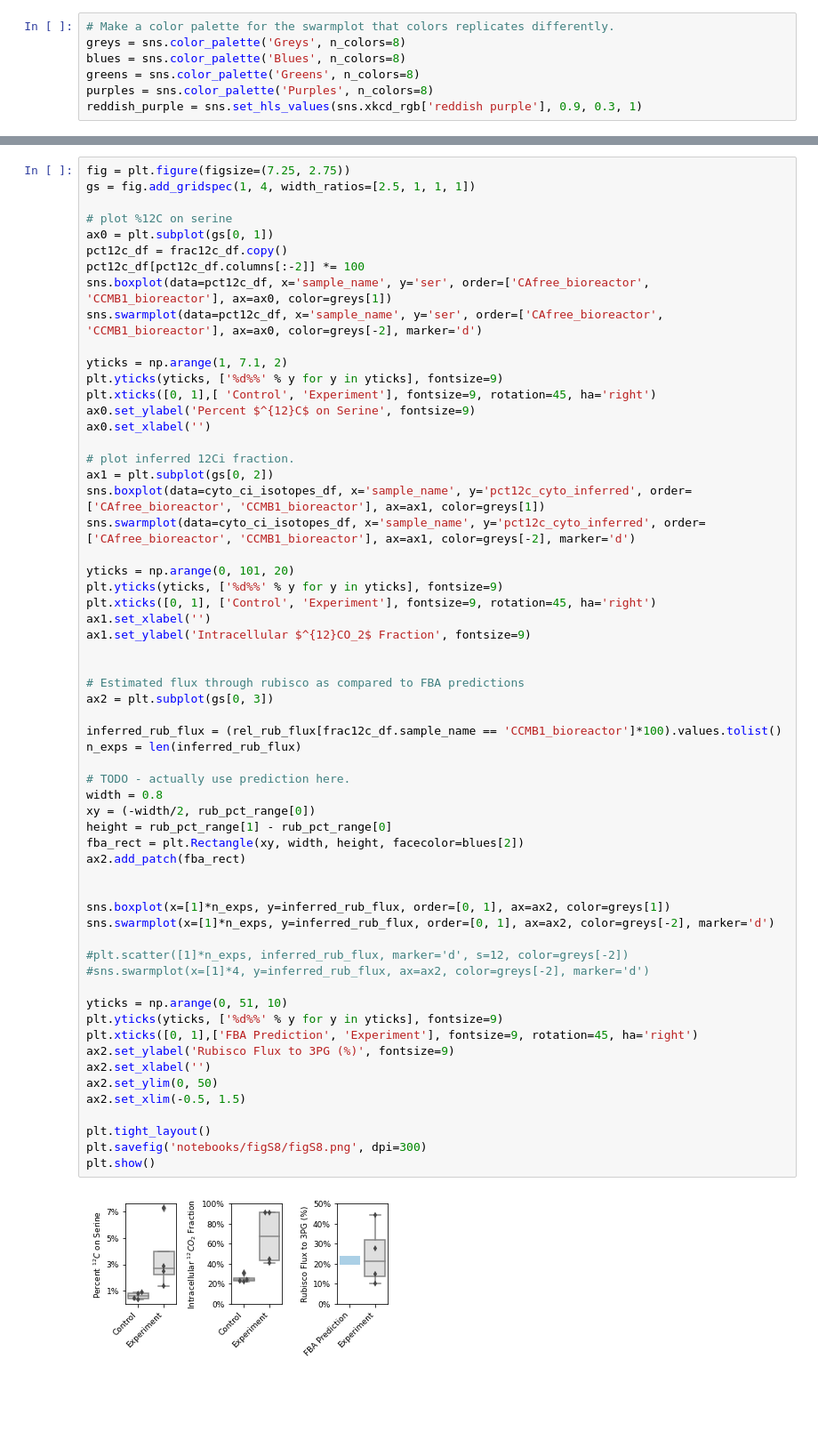
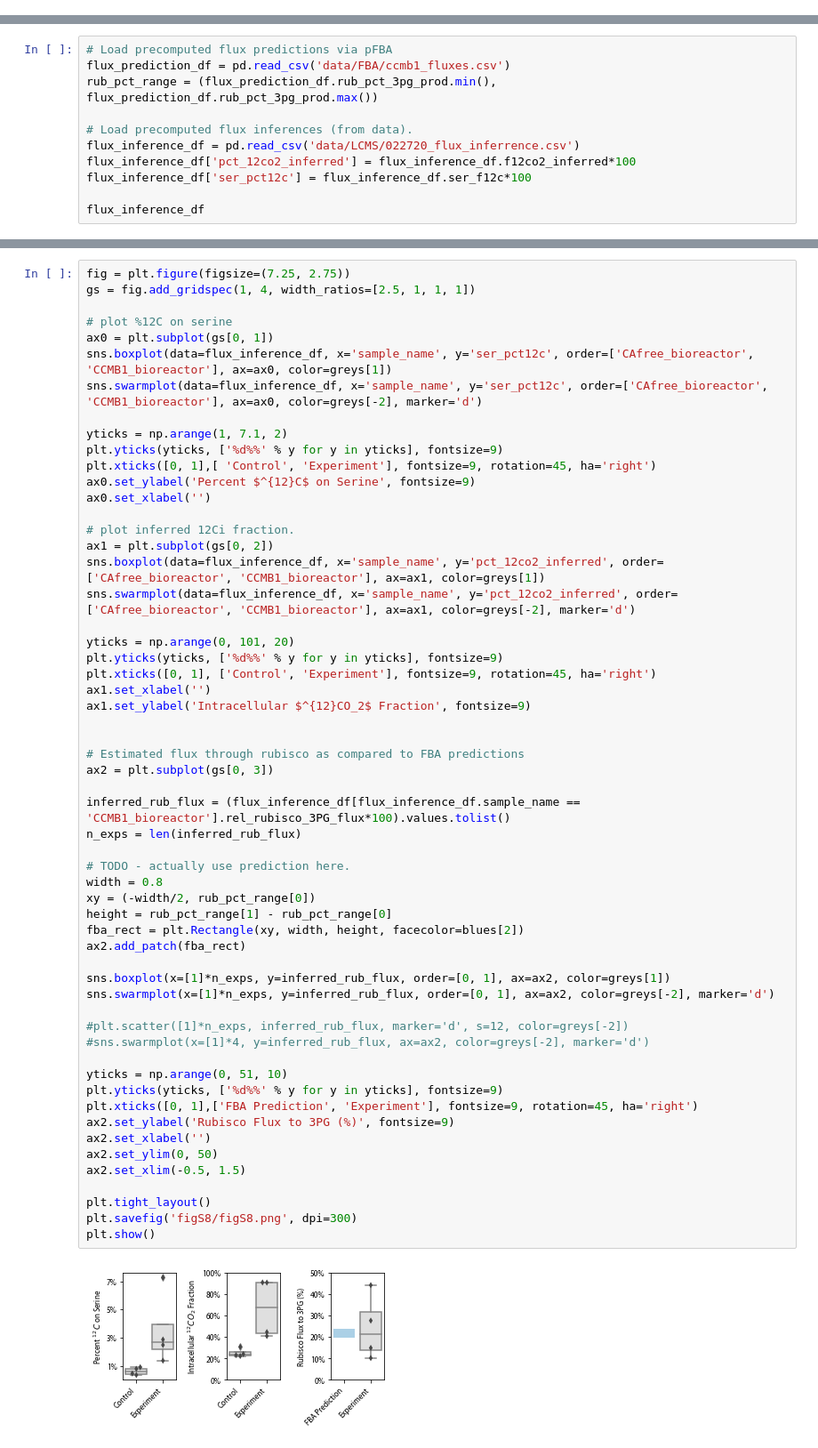
Before and after one commit to flamholz/carboxecoli, a Jupyter notebook: notebooks/Figure S8 serine enrichment.ipynb, the cells around one changed output, grey strips where cells are left out. Shown at 89% size. Cells and saved outputs as stored; diff of their text form; blank space fills up the shorter version.

```diff
--- a/notebooks/Figure S8 serine enrichment.ipynb
+++ b/notebooks/Figure S8 serine enrichment.ipynb
@@ -25,7 +14,0 @@ from scipy import stats
-# %%
-# Make a color palette for the swarmplot that colors replicates differently.
-greys = sns.color_palette('Greys', n_colors=8)
-blues = sns.color_palette('Blues', n_colors=8)
-greens = sns.color_palette('Greens', n_colors=8)
-purples = sns.color_palette('Purples', n_colors=8)
-reddish_purple = sns.set_hls_values(sns.xkcd_rgb['reddish purple'], 0.9, 0.3, 1)
@@ -372,0 +15,11 @@ Sample 3 median: 10.2%
+# %%
+# Load precomputed flux predictions via pFBA
+flux_prediction_df = pd.read_csv('data/FBA/ccmb1_fluxes.csv')
+rub_pct_range = (flux_prediction_df.rub_pct_3pg_prod.min(), flux_prediction_df.rub_pct_3pg_prod.max())
+
+# Load precomputed flux inferences (from data).
+flux_inference_df = pd.read_csv('data/LCMS/022720_flux_inferrence.csv')
+flux_inference_df['pct_12co2_inferred'] = flux_inference_df.f12co2_inferred*100
+flux_inference_df['ser_pct12c'] = flux_inference_df.ser_f12c*100
+
+flux_inference_df
@@ -376,10 +47,8 @@ gs = fig.add_gridspec(1, 4, width_ratios=[2.5, 1, 1, 1])
 
 # plot %12C on serine
 ax0 = plt.subplot(gs[0, 1])
-pct12c_df = frac12c_df.copy()
-pct12c_df[pct12c_df.columns[:-2]] *= 100
-sns.boxplot(data=pct12c_df, x='sample_name', y='ser', order=['CAfree_bioreactor', 'CCMB1_bioreactor'], ax=ax0, color=greys[1])
-sns.swarmplot(data=pct12c_df, x='sample_name', y='ser', order=['CAfree_bioreactor', 'CCMB1_bioreactor'], ax=ax0, color=greys[-2], marker='d')
+sns.boxplot(data=flux_inference_df, x='sample_name', y='ser_pct12c', order=['CAfree_bioreactor', 'CCMB1_bioreactor'], ax=ax0, color=greys[1])
+sns.swarmplot(data=flux_inference_df, x='sample_name', y='ser_pct12c', order=['CAfree_bioreactor', 'CCMB1_bioreactor'], ax=ax0, color=greys[-2], marker='d')
 
 yticks = np.arange(1, 7.1, 2)
 plt.yticks(yticks, ['%d%%' % y for y in yticks], fontsize=9)
@@ -389,8 +58,8 @@ ax0.set_xlabel('')
 
 # plot inferred 12Ci fraction.
 ax1 = plt.subplot(gs[0, 2])
-sns.boxplot(data=cyto_ci_isotopes_df, x='sample_name', y='pct12c_cyto_inferred', order=['CAfree_bioreactor', 'CCMB1_bioreactor'], ax=ax1, color=greys[1])
-sns.swarmplot(data=cyto_ci_isotopes_df, x='sample_name', y='pct12c_cyto_inferred', order=['CAfree_bioreactor', 'CCMB1_bioreactor'], ax=ax1, color=greys[-2], marker='d')
+sns.boxplot(data=flux_inference_df, x='sample_name', y='pct_12co2_inferred', order=['CAfree_bioreactor', 'CCMB1_bioreactor'], ax=ax1, color=greys[1])
+sns.swarmplot(data=flux_inference_df, x='sample_name', y='pct_12co2_inferred', order=['CAfree_bioreactor', 'CCMB1_bioreactor'], ax=ax1, color=greys[-2], marker='d')
 
 yticks = np.arange(0, 101, 20)
 plt.yticks(yticks, ['%d%%' % y for y in yticks], fontsize=9)
@@ -401,34 +70,33 @@ ax1.set_ylabel('Intracellular $^{12}CO_2$ Fraction', fontsize=9)
 
 # Estimated flux through rubisco as compared to FBA predictions
 ax2 = plt.subplot(gs[0, 3])
 
-inferred_rub_flux = (rel_rub_flux[frac12c_df.sample_name == 'CCMB1_bioreactor']*100).values.tolist()
+inferred_rub_flux = (flux_inference_df[flux_inference_df.sample_name == 'CCMB1_bioreactor'].rel_rubisco_3PG_flux*100).values.tolist()
 n_exps = len(inferred_rub_flux)
 
 # TODO - actually use prediction here.
 width = 0.8
 xy = (-width/2, rub_pct_range[0])
 height = rub_pct_range[1] - rub_pct_range[0]
 fba_rect = plt.Rectangle(xy, width, height, facecolor=blues[2])
 ax2.add_patch(fba_rect)
-
 
 sns.boxplot(x=[1]*n_exps, y=inferred_rub_flux, order=[0, 1], ax=ax2, color=greys[1])
 sns.swarmplot(x=[1]*n_exps, y=inferred_rub_flux, order=[0, 1], ax=ax2, color=greys[-2], marker='d')
 
 #plt.scatter([1]*n_exps, inferred_rub_flux, marker='d', s=12, color=greys[-2])
 #sns.swarmplot(x=[1]*4, y=inferred_rub_flux, ax=ax2, color=greys[-2], marker='d')
 
 yticks = np.arange(0, 51, 10)
 plt.yticks(yticks, ['%d%%' % y for y in yticks], fontsize=9)
 plt.xticks([0, 1],['FBA Prediction', 'Experiment'], fontsize=9, rotation=45, ha='right')
 ax2.set_ylabel('Rubisco Flux to 3PG (%)', fontsize=9)
 ax2.set_xlabel('')
 ax2.set_ylim(0, 50)
 ax2.set_xlim(-0.5, 1.5)
 
 plt.tight_layout()
-plt.savefig('notebooks/figS8/figS8.png', dpi=300)
+plt.savefig('figS8/figS8.png', dpi=300)
 plt.show()
 # %% [output]
-[figure, old version]
+[figure, new version]
```
Also changed, not shown: parts of 13 cells of this notebook, 25 other files.
